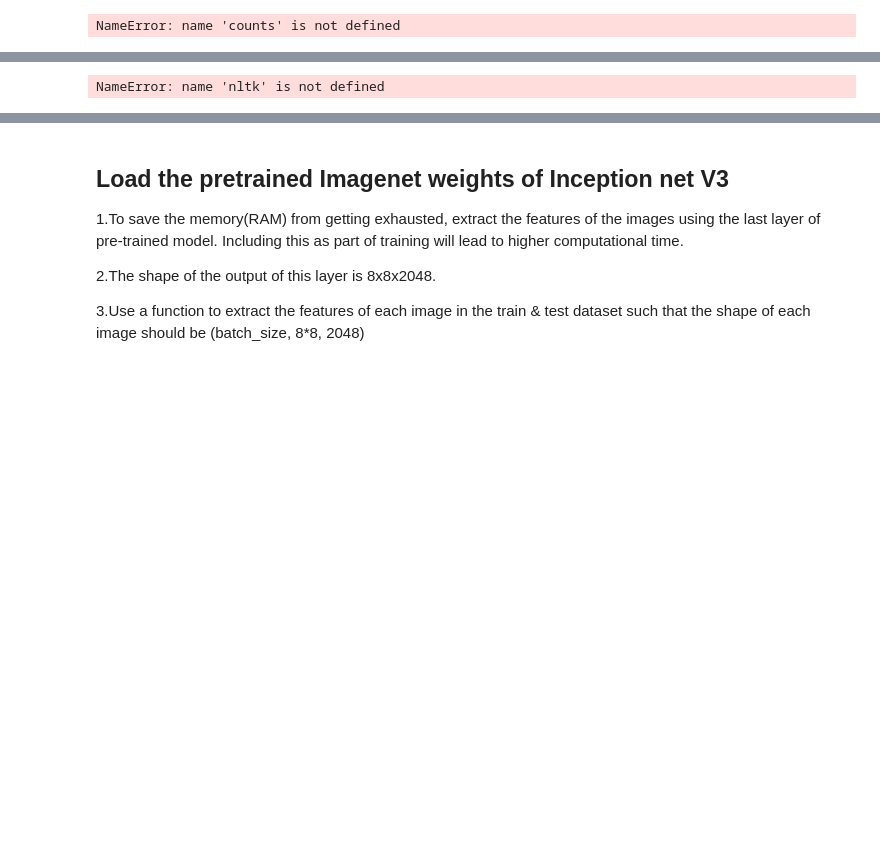
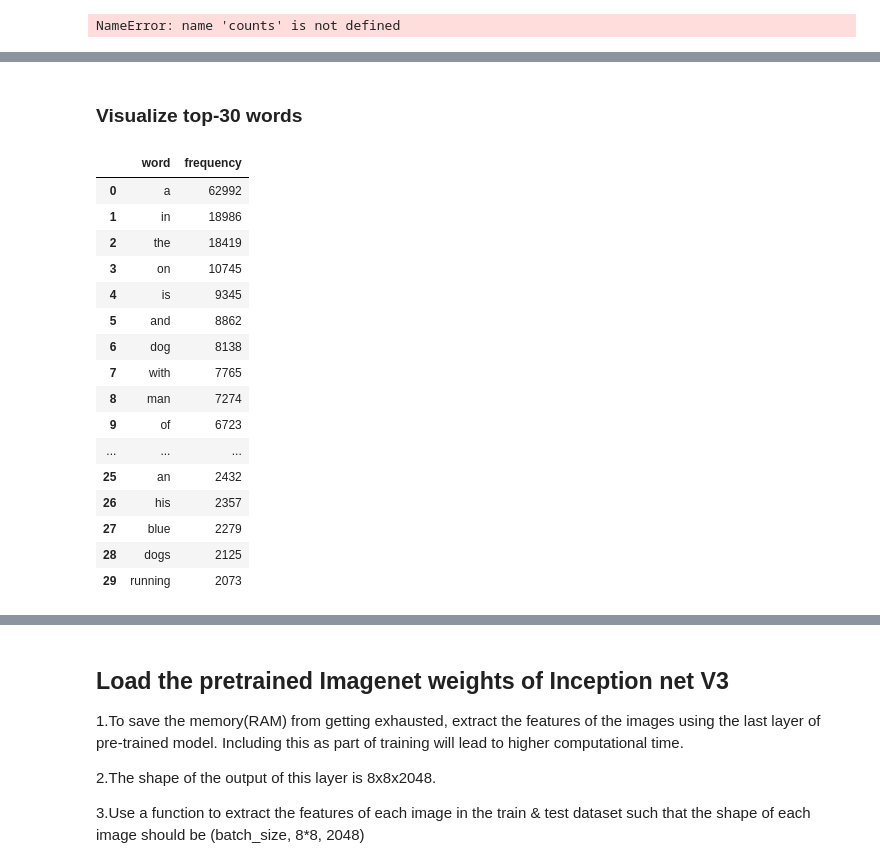
Before and after one commit to Lakshmi-1212/Eye_for_Blind, a Jupyter notebook: Eye_for_blind.ipynb, the cells around one changed output, grey strips where cells are left out. Saved outputs shown, nothing was run; the diff lists cells and outputs as text; code cells hidden in the pictures; blank space fills up the shorter version.

```diff
--- a/Eye_for_blind.ipynb
+++ b/Eye_for_blind.ipynb
@@ -25,5 +25,7 @@ from tensorflow.keras.utils import plot_model
 
 import warnings
 warnings.filterwarnings("ignore")
+
+pd.set_option('display.max_colwidth', None)
 # %% [markdown]
 Let's read the dataset
@@ -257,20 +302,31 @@ Maximum caption length     = 37
 # Add index to each word and create the captions column with index values
 
 #your code here
-# %%
-# Create a word count of your tokenizer to visulize the Top 30 occuring words after text processing
-freq = nltk.FreqDist(only_nn)
-
-from collections import Counter
-vocab_count = Counter(all_words)
-
-vocab_count.most_common(30)
-
-common_words = [{"word":word, "frequency":cnt} for word,cnt in vocab_count.most_common(30)]
-common_words_df = pd.DataFrame(common_words)
-display(common_words_df.head())
-# %% [output]
-NameError: name 'nltk' is not defined
+# %% [markdown]
+### Visualize top-30 words
+# %%
+sort_orders = sorted(tokenizer.word_counts.items(), key=lambda x: x[1], reverse=True)
+common_words = [{"word":i[0], "frequency":i[1]} for i in sort_orders]
+common_words_df = pd.DataFrame(common_words)
+display(common_words_df.head(30))
+# %% [output]
+|  | word | frequency |
+| 0 | a | 62992 |
+| 1 | in | 18986 |
+| 2 | the | 18419 |
+| 3 | on | 10745 |
+| 4 | is | 9345 |
+| 5 | and | 8862 |
+| 6 | dog | 8138 |
+| 7 | with | 7765 |
+| 8 | man | 7274 |
+| 9 | of | 6723 |
+| ... | ... | ... |
+| 25 | an | 2432 |
+| 26 | his | 2357 |
+| 27 | blue | 2279 |
+| 28 | dogs | 2125 |
+| 29 | running | 2073 |
 # %%
 import seaborn as sns
 import matplotlib.pyplot as plt
```
Also changed, not shown: parts of 64 cells of this notebook.
